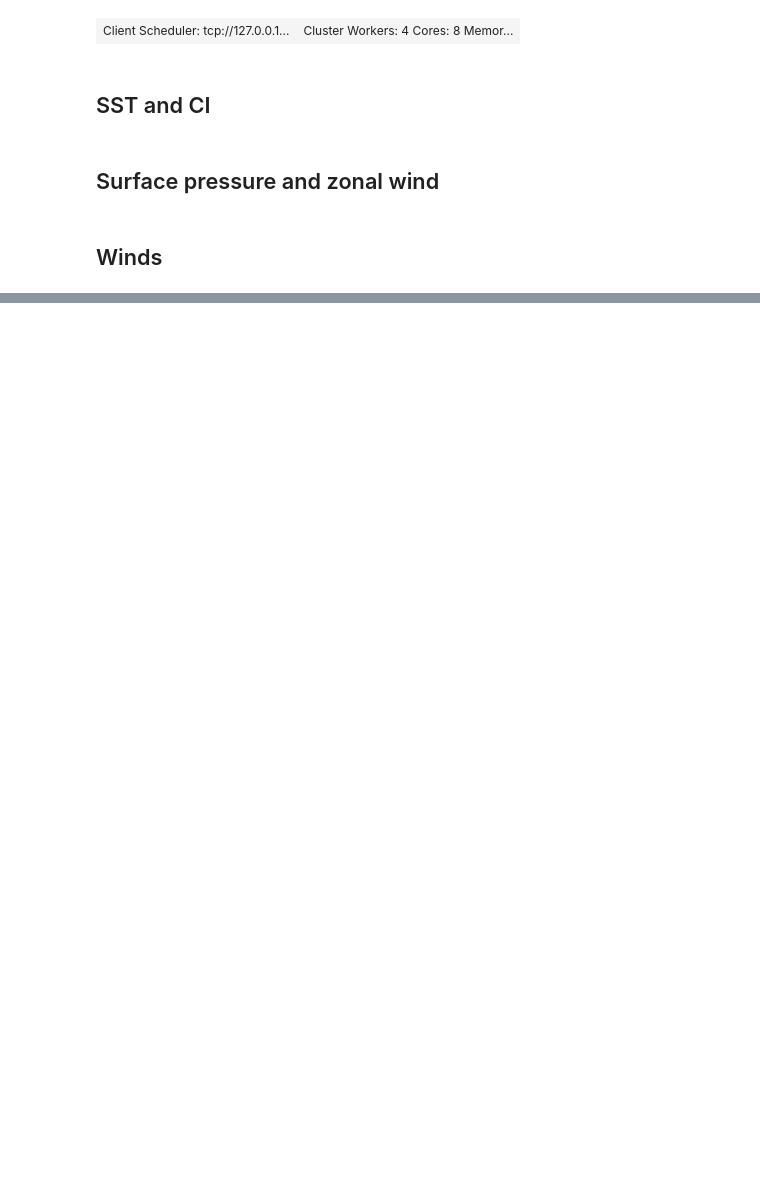
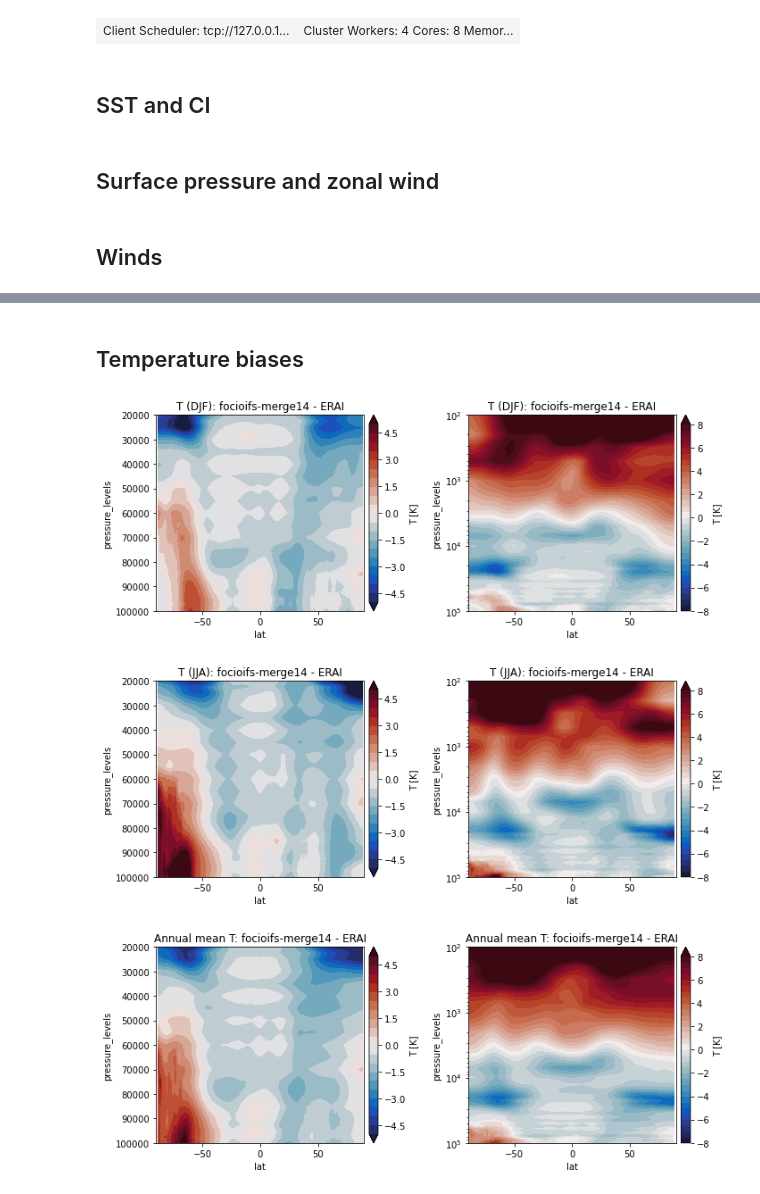
Before and after one commit to joakimkjellsson/foci-openifs-eval, a Jupyter notebook: OpenIFS-Obs.ipynb, the cells around one changed output, grey strips where cells are left out. Drawn from its saved outputs; the diff is of its cells as text; code cells hidden in the pictures; blank space fills up the shorter version.

```diff
--- a/OpenIFS-Obs.ipynb
+++ b/OpenIFS-Obs.ipynb
@@ -359,0 +381,71 @@ for i in range(0,len(ds_pl_all)):
+# %% [markdown]
+## Temperature biases
+# %%
+# Plot settings
+prj = ccrs.PlateCarree()
+tmin1 = 210
+tmax1 = 300
+tmin2 = -5
+tmax2 = 5
+tmin3 = -8
+tmax3 = 8
+
+tlevels1 = np.linspace(tmin1,tmax1,21)
+tlevels2 = np.linspace(tmin2,tmax2,21)
+tlevels3 = np.linspace(tmin3,tmax3,33)
+
+tmap1 = cmocean.cm.thermal
+tmap2 = cmocean.cm.balance
+
+# ERA-Int
+era_t = '/data/user/swahl/reanalysis_obs/era40-int/pressure_levels/t/t-eraint_monthly_0.75deg_1979-2016.nc'
+ds_era_t = xr.open_dataset(era_t).rename({'lev':'pressure_levels'})
+t_ei = ds_era_t['T'].sel(time=slice('1980-01-01','2010-01-01')).groupby('time.season').mean('time')
+t_zm_ei = t_ei.mean('lon')
+
+for i in range(0,len(ds_pl_all)):
+    exp = exp_list[i]
+    ds_pl = ds_pl_all[i]
+    ds_sfc = ds_sfc_all[i]
+
+    t = ds_pl['t'][-360:].groupby('time.season').mean('time')
+    t_zm = t.mean('lon')
+
+    t_zm_i = t_zm.interp_like(t_zm_ei)
+
+    for season in ['DJF','JJA','Ann']:
+        fig = plt.figure(figsize=(10,4))
+        axs = []
+        axs.append( fig.add_subplot(1,2,1) )
+        axs.append( fig.add_subplot(1,2,2) )
+
+        ckw = {'shrink':1.0, 'pad':0.02, 'extend':'both', 'label':'T [K]'}
+        if season == 'Ann':
+            zplot = (t_zm_i - t_zm_ei).mean('season')
+        else:
+            zplot = (t_zm_i - t_zm_ei).sel(season=season)
+
+        zplot.plot.contourf(ax=axs[0],cmap=tmap2,levels=tlevels2,cbar_kwargs=ckw)
+        zplot.plot.contourf(ax=axs[1],cmap=tmap2,levels=tlevels3,cbar_kwargs=ckw)
+
+        if season == 'Ann':
+            axs[0].set_title('Annual mean T: %s - ERAI' % (exp,))
+            axs[1].set_title('Annual mean T: %s - ERAI' % (exp,))
+        else:
+            axs[0].set_title('T (%s): %s - ERAI' % (season,exp))
+            axs[1].set_title('T (%s): %s - ERAI' % (season,exp))
+
+        axs[0].set_ylim([20000,100000])
+        axs[1].set_ylim([100,100000])
+
+        for ax in axs:
+            ax.invert_yaxis()
+
+        axs[1].set_yscale('log')
+
+        fig.tight_layout()
+        fig.savefig('t_biases_%s.png' % (season,),format='png',dpi=600)
+# %% [output]
+[figure, added]
+[figure, added]
+[figure, added]
```
Also changed, not shown: parts of 2 cells of this notebook, 6 other files.
